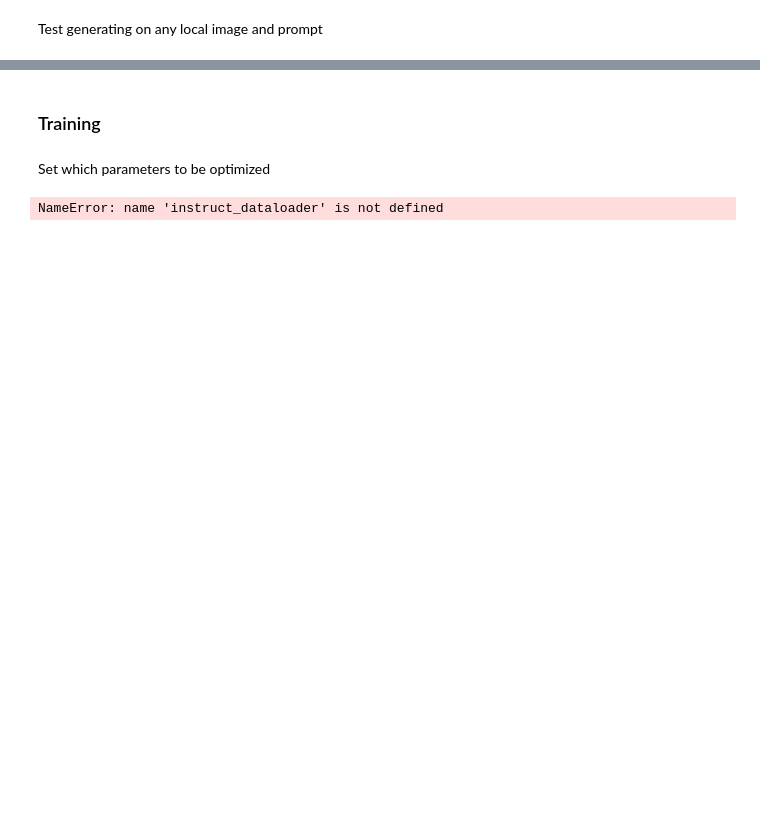
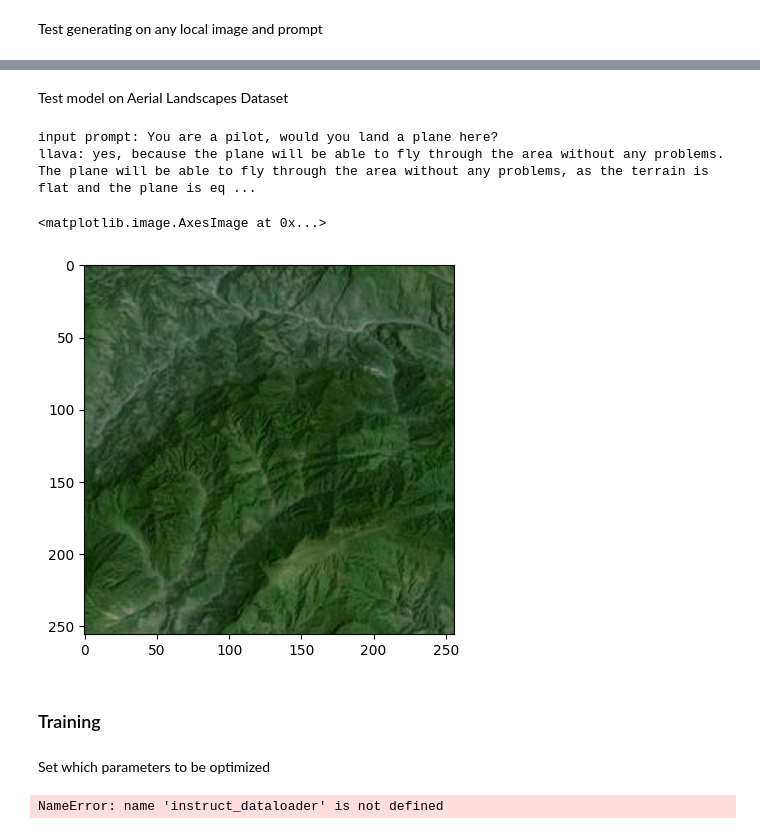
Before and after one commit to cjschul/llava_finalproject, a Jupyter notebook: llava_init_wip.ipynb, the cells around one changed output, grey strips where cells are left out. Cells and saved outputs as stored; diff of their text form; code cells hidden in the pictures; blank space fills up the shorter version.

```diff
--- a/llava_init_wip.ipynb
+++ b/llava_init_wip.ipynb
@@ -93,3 +132,18 @@ llava:  school building is a great example of a modern school building.###the sc
+# %% [markdown]
+Test model on Aerial Landscapes Dataset
+# %%
+testprompt = 'You are a pilot, would you land a plane here?'
+testimage = Image.open('Aerial_Landscapes/Mountain/799.jpg')
+
+output = llamallava.generate(testimage, testprompt, max_new_tokens=50)
+print(f'input prompt: {testprompt}')
+print(f'llava: {output}')
+plt.imshow(testimage)
+# %% [output]
+input prompt: You are a pilot, would you land a plane here?
+llava: yes, because the plane will be able to fly through the area without any problems. The plane will be able to fly through the area without any problems, as the terrain is flat and the plane is eq ...
+<matplotlib.image.AxesImage at 0x...>
+[figure, added]
 # %% [markdown]
 ### Training
 # %% [markdown]
```
Also changed, not shown: parts of 12 cells of this notebook, 1 other file.
